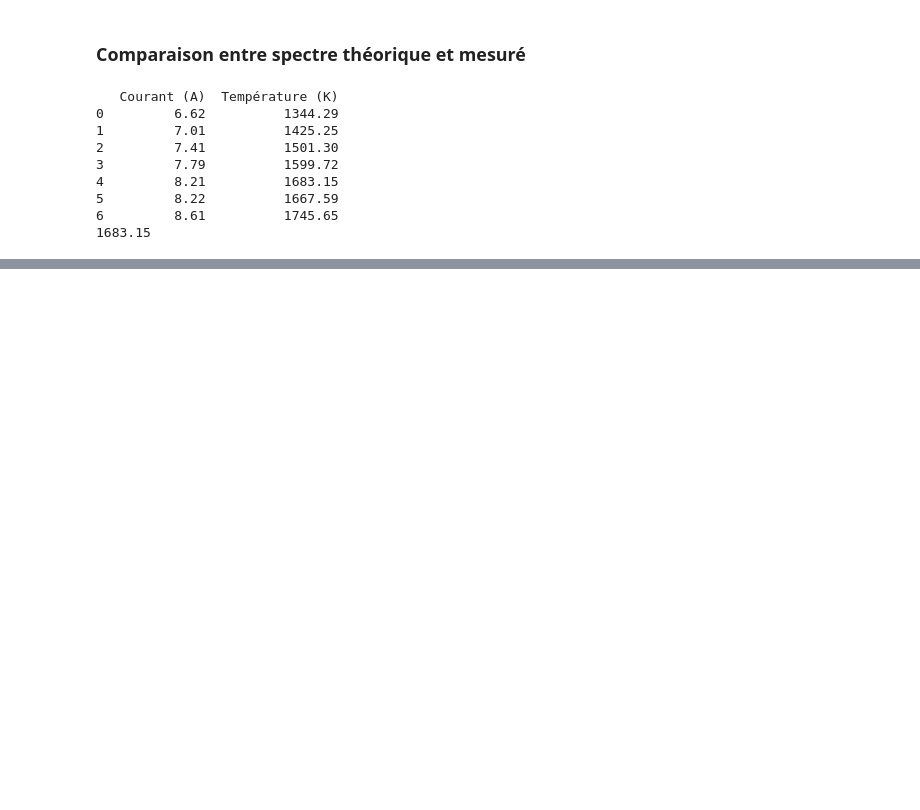
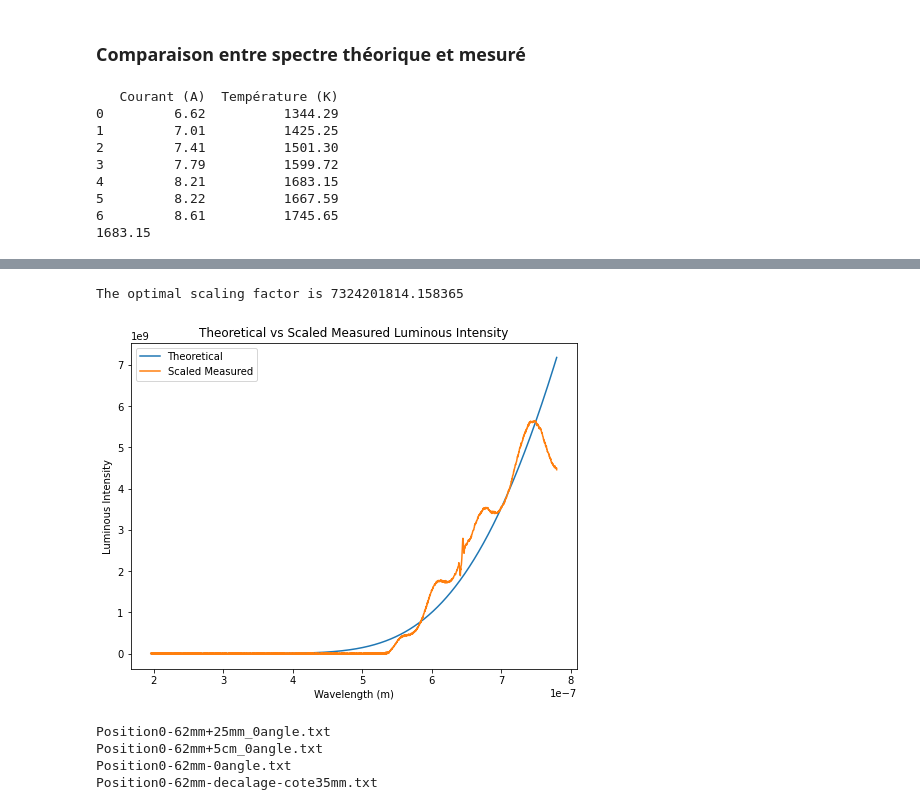
Before and after one commit to mboissiere/activites-experimentales, a Jupyter notebook: thermique.ipynb, the cells around one changed output, grey strips where cells are left out. Drawn from its saved outputs; the diff is of its cells as text; code cells hidden in the pictures; blank space fills up the shorter version.

```diff
--- a/thermique.ipynb
+++ b/thermique.ipynb
@@ -128,0 +260,54 @@ FileNotFoundError: [Errno 2] No such file or directory: 'data/Courant701mA.txt'
+# %%
+# Filter the DataFrame to only include rows where 'wavelength (m)' is less than 780 nm (visible)
+df_filtered = df[df['wavelength (m)'] < 780e-9]
+
+# Compute theoretical luminous intensity using Planck's law for wavelengths between lambda_min and lambda_max
+theoretical_luminous_intensity_filtered = (2 * h * c**2) / (df_filtered['wavelength (m)']**5 * (np.exp((h * c) / (df_filtered['wavelength (m)'] * kB * T)) - 1))
+
+# Fit the scaling function to the data
+popt, _ = curve_fit(scaling_func, df_filtered['average luminous intensity (arb. unit)'], theoretical_luminous_intensity_filtered)
+
+# The optimal scaling factor is the first element of popt
+optimal_scale = popt[0]
+
+print(f'The optimal scaling factor is {optimal_scale}')
+
+# Create a new figure
+fig, ax = plt.subplots(figsize=(8, 6))
+
+# Plot the theoretical luminous intensity
+ax.plot(df_filtered['wavelength (m)'], theoretical_luminous_intensity_filtered, label='Theoretical')
+
+# Plot the scaled measured luminous intensity
+ax.plot(df_filtered['wavelength (m)'], optimal_scale * df_filtered['average luminous intensity (arb. unit)'], label='Scaled Measured')
+
+# Set the labels and title
+ax.set_xlabel('Wavelength (m)')
+ax.set_ylabel('Luminous Intensity')
+ax.set_title('Theoretical vs Scaled Measured Luminous Intensity')
+
+# Show the legend
+ax.legend()
+
+# Show the plot
+plt.show()
+# %% [output]
+The optimal scaling factor is 7324201814.158365
+[figure, added]
+# %%
+import os
+
+# Specify the directory
+directory = 'data/Mesures8210mA_AngleSolide'
+
+# Use the listdir method from the os module to get the names of all files in the directory
+file_names = os.listdir(directory)
+
+# Print the file names
+for file_name in file_names:
+    print(file_name)
+# %% [output]
+Position0-62mm+25mm_0angle.txt
+Position0-62mm+5cm_0angle.txt
+Position0-62mm-0angle.txt
+Position0-62mm-decalage-cote35mm.txt
```
Also changed, not shown: parts of 8 cells of this notebook.
